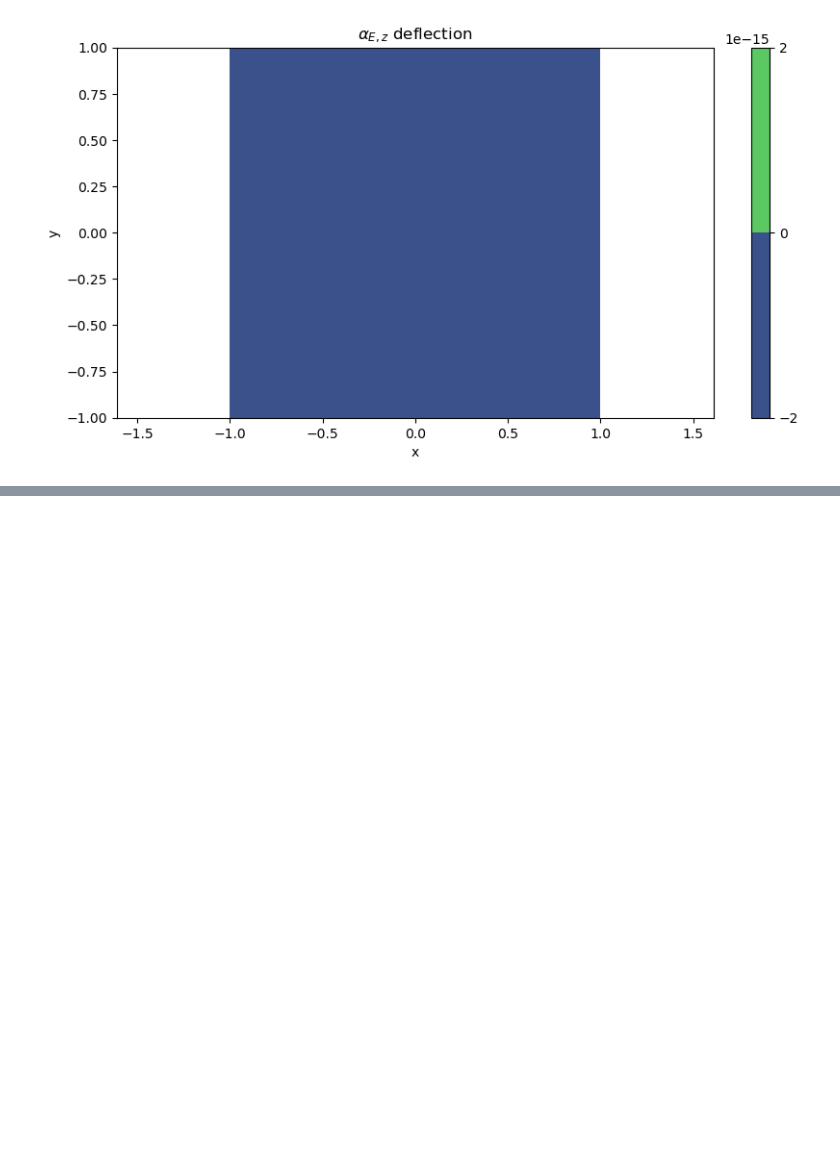
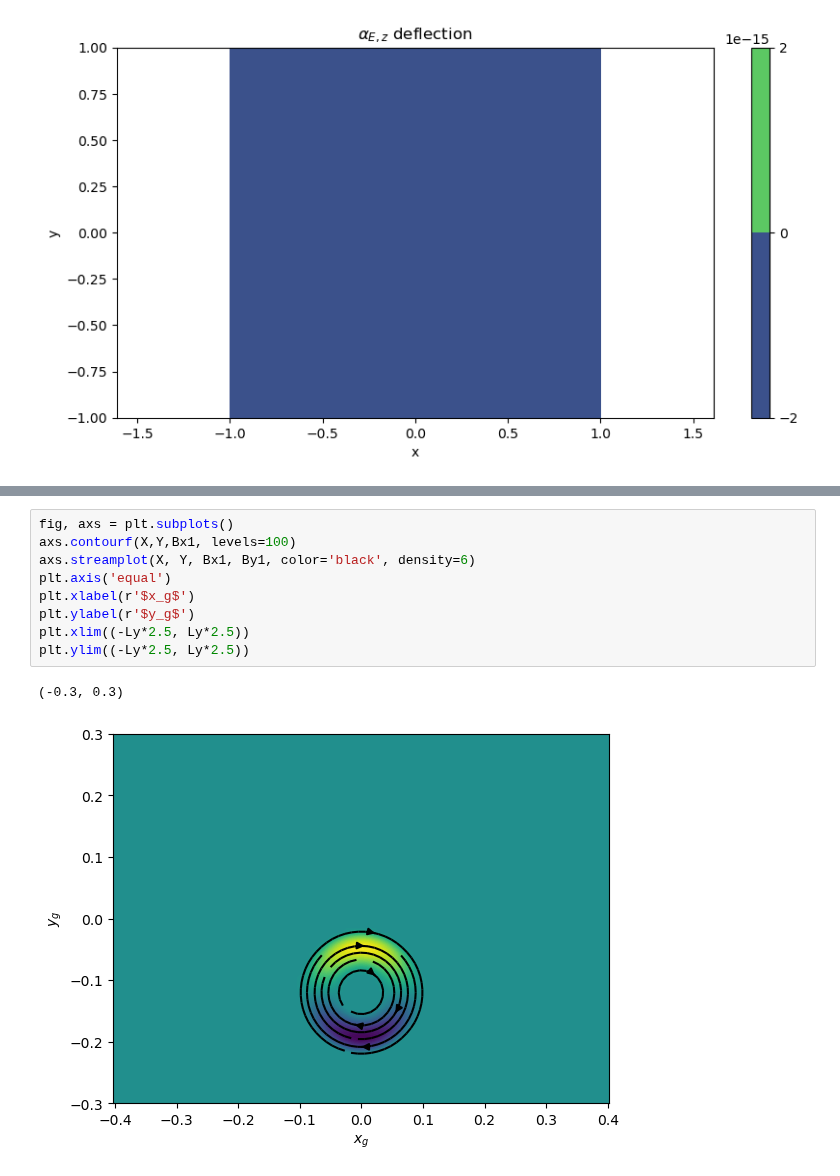
Before and after one commit to vandelij/plasma_diagnostic_hw, a Jupyter notebook: HW4.ipynb, the cells around one changed output, grey strips where cells are left out. Cells and saved outputs as stored; diff of their text form; blank space fills up the shorter version.

```diff
--- a/HW4.ipynb
+++ b/HW4.ipynb
@@ -171,0 +214,12 @@ plt.axis('equal')
+# %%
+fig, axs = plt.subplots()
+axs.contourf(X,Y,Bx1, levels=100)
+axs.streamplot(X, Y, Bx1, By1, color='black', density=6)
+plt.axis('equal')
+plt.xlabel(r'$x_g$')
+plt.ylabel(r'$y_g$')
+plt.xlim((-Ly*2.5, Ly*2.5))
+plt.ylim((-Ly*2.5, Ly*2.5))
+# %% [output]
+(-0.3, 0.3)
+[figure, added]
```
Also changed, not shown: parts of 6 cells of this notebook.
